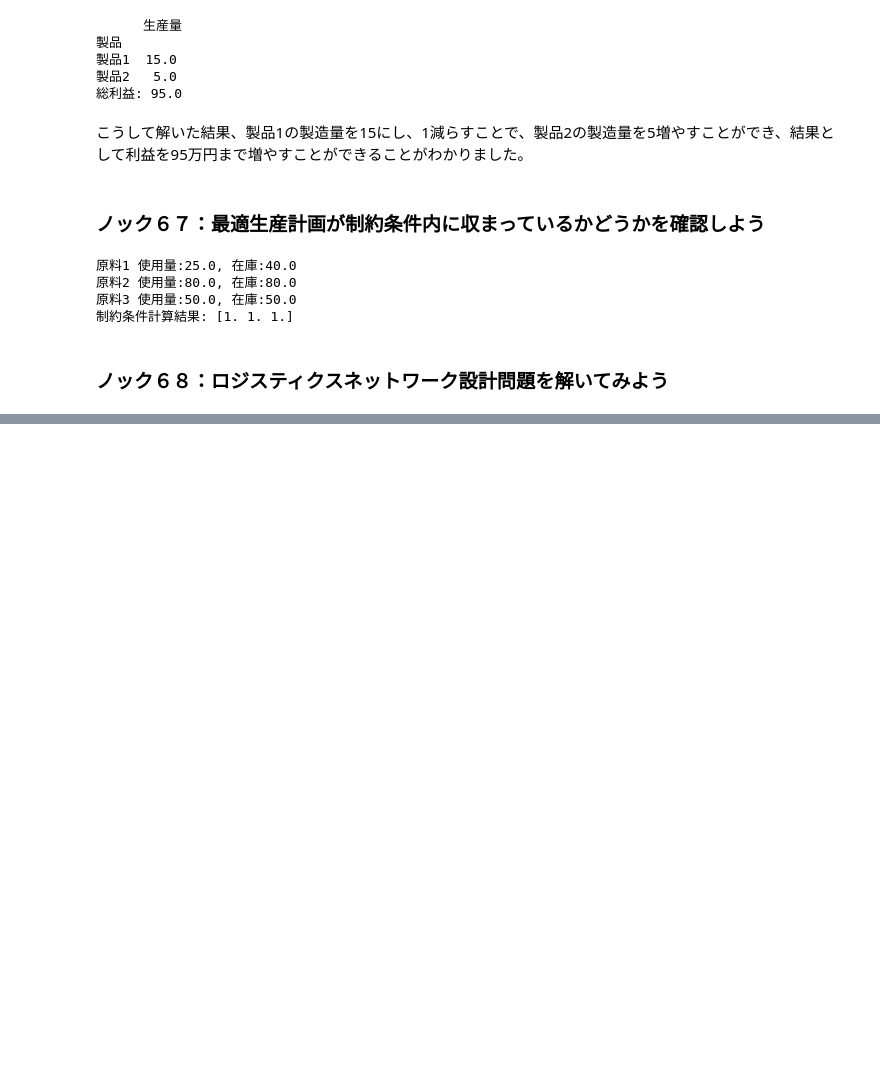
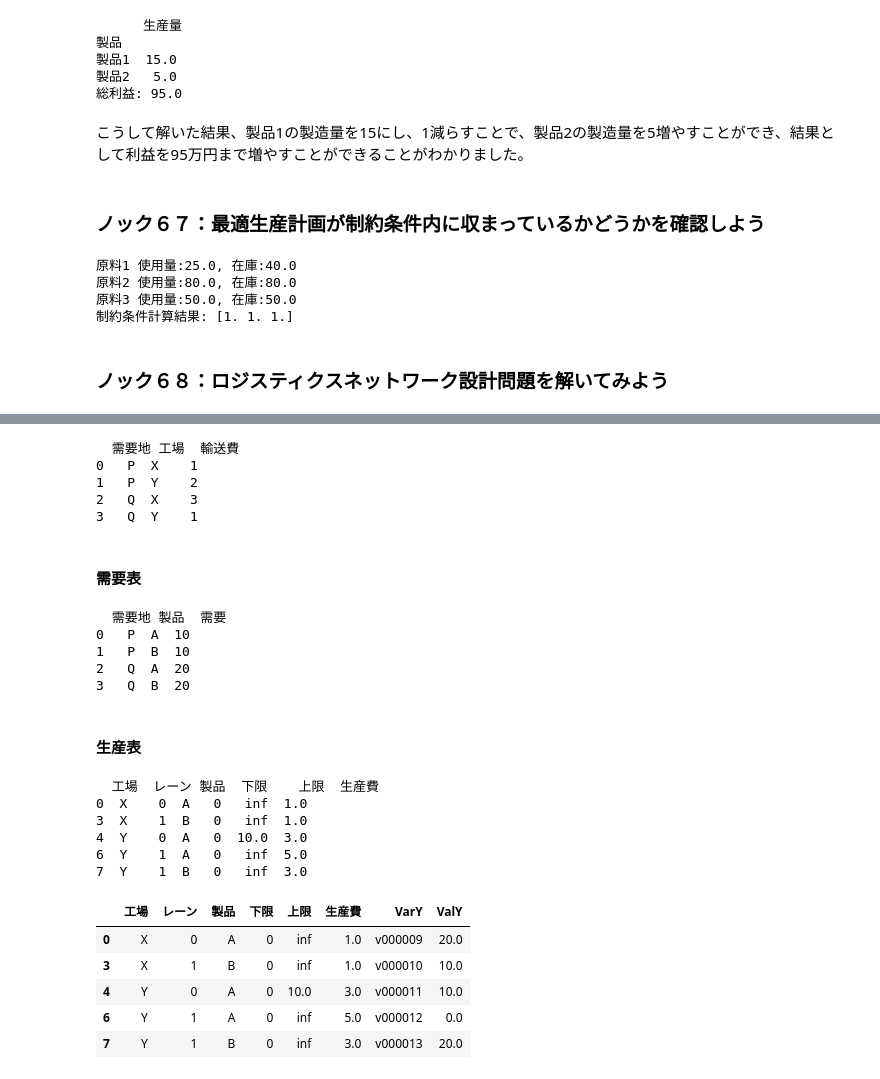
Before and after one commit to HokutoMorita/data-science, a Jupyter notebook: 100knocks/DESTINATIONDIRECTORY/サンプルコード_20200325/7章/7章 ロジスティクスネットワークの最適設計を行う10本ノック.ipynb, the cells around one changed output, grey strips where cells are left out. Saved outputs shown, nothing was run; the diff lists cells and outputs as text; code cells hidden in the pictures; blank space fills up the shorter version.

```diff
--- a/100knocks/DESTINATIONDIRECTORY/サンプルコード_20200325/7章/7章 ロジスティクスネットワークの最適設計を行う10本ノック.ipynb
+++ b/100knocks/DESTINATIONDIRECTORY/サンプルコード_20200325/7章/7章 ロジスティクスネットワークの最適設計を行う10本ノック.ipynb
@@ -322,0 +319,2 @@ print("制約条件計算結果: " + str(condition_stock(df_plan_sol, df_materia
+# %%
+製品 = list('AB')
@@ -322,0 +325,4 @@ print("制約条件計算結果: " + str(condition_stock(df_plan_sol, df_materia
+# %%
+需要地 = list('PQ')
+工場 = list('XY')
+レーン = (2, 2)
@@ -322,0 +331,37 @@ print("制約条件計算結果: " + str(condition_stock(df_plan_sol, df_materia
+# %%
+tbdi = pd.DataFrame(((j, k) for j in 需要地 for k in 工場), columns=['需要地', '工場'])
+tbdi['輸送費'] = [1,2,3,1]
+print(tbdi)
+# %% [output]
+  需要地 工場  輸送費
+0   P  X    1
+1   P  Y    2
+2   Q  X    3
+3   Q  Y    1
+# %% [markdown]
+#### 需要表
+# %%
+tbde = pd.DataFrame(((j, i) for j in 需要地 for i in 製品), columns=['需要地', '製品'])
+tbde['需要'] = [10,10,20,20]
+print(tbde)
+# %% [output]
+  需要地 製品  需要
+0   P  A  10
+1   P  B  10
+2   Q  A  20
+3   Q  B  20
+# %% [markdown]
+#### 生産表
+# %%
+tbfa = pd.DataFrame(((k, l, i, 0, np.inf) for k, nl in zip(工場, レーン) for l in range(nl) for i in 製品), columns=['工場', 'レーン', '製品', '下限', '上限'])
+tbfa['生産費'] = [1,np.nan,np.nan,1,3,np.nan,5,3]
+tbfa.dropna(inplace=True)
+tbfa.loc[4, '上限']=10
+print(tbfa)
+# %% [output]
+  工場  レーン 製品  下限    上限  生産費
+0  X    0  A   0   inf  1.0
+3  X    1  B   0   inf  1.0
+4  Y    0  A   0  10.0  3.0
+6  Y    1  A   0   inf  5.0
+7  Y    1  B   0   inf  3.0
@@ -322,0 +371,9 @@ print("制約条件計算結果: " + str(condition_stock(df_plan_sol, df_materia
+# %%
+tbfa
+# %% [output]
+|  | 工場 | レーン | 製品 | 下限 | 上限 | 生産費 | VarY | ValY |
+| 0 | X | 0 | A | 0 | inf | 1.0 | v000009 | 20.0 |
+| 3 | X | 1 | B | 0 | inf | 1.0 | v000010 | 10.0 |
+| 4 | Y | 0 | A | 0 | 10.0 | 3.0 | v000011 | 10.0 |
+| 6 | Y | 1 | A | 0 | inf | 5.0 | v000012 | 0.0 |
+| 7 | Y | 1 | B | 0 | inf | 3.0 | v000013 | 20.0 |
```
Also changed, not shown: parts of 11 cells of this notebook.
